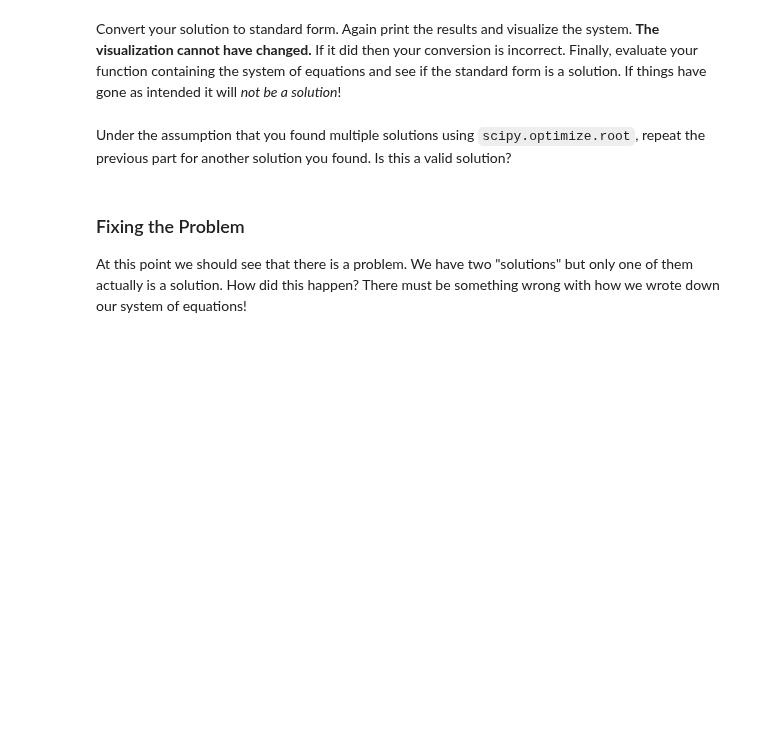
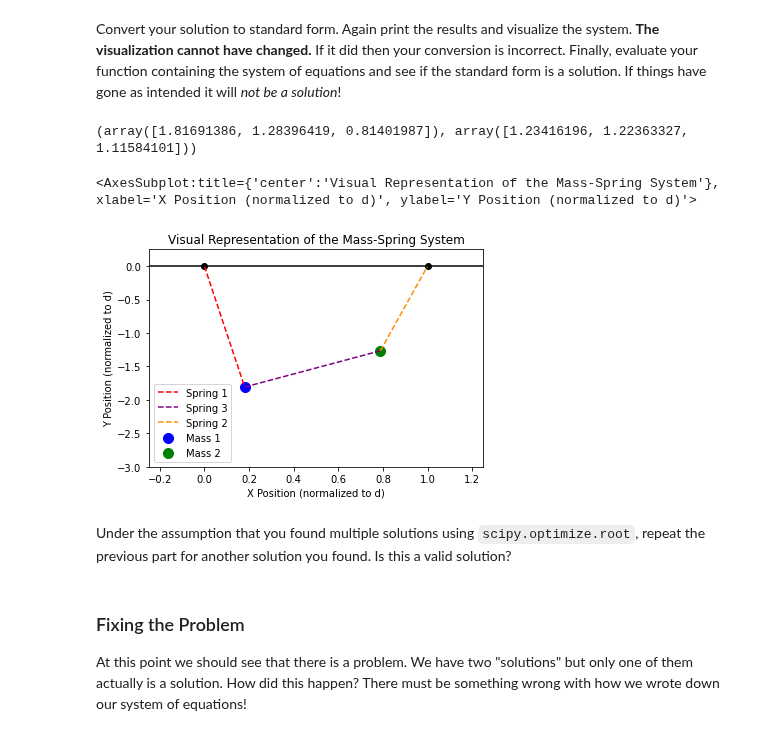
Before and after one commit to Rjames13/p250-spring-2022, a Jupyter notebook: labs/Lab07.ipynb, the cells around one changed output. Drawn from its saved outputs; the diff is of its cells as text; code cells hidden in the pictures; blank space fills up the shorter version.

```diff
--- a/labs/Lab07.ipynb
+++ b/labs/Lab07.ipynb
@@ -169,7 +310,29 @@ raise NotImplementedError()
+# %%
+def to_standard_form(lengths, angles):
+    """Converts negative lengths to positive lengths, convert angles to reasonable values between 0 and 2pi"""
+    # maps negative lengths to positive lengths
+    lengthscor= lengths.copy()
+    anglescor= angles.copy()
+    ind= np.where(lengthscor<0)
+    lengthscor[ind]= np.abs(lengthscor[ind])
+    anglescor[ind]= anglescor[ind] - np.pi
+
+    ## converts angles to the range 0 to 2pi
+    anglescor= np.abs((anglescor%(2*np.pi)+ 2*np.pi)/ (2*np.pi))
+
+
+    return  (lengthscor,anglescor)
 # %% [markdown]
 Convert your solution to standard form.  Again print the results and visualize the system.  **The visualization cannot have changed.**  If it did then your conversion is incorrect.  Finally, evaluate your function containing the system of equations and see if the standard form is a solution.  If things have gone as intended it will *not be a solution*!
+# %%
+print(to_standard_form(sol[0:3], sol[3:]))
+visualize_system(sol[0:3], sol[3:])
+# %% [output]
+(array([1.81691386, 1.28396419, 0.81401987]), array([1.23416196, 1.22363327, 1.11584101]))
+<AxesSubplot:title={'center':'Visual Representation of the Mass-Spring System'}, xlabel='X Position (normalized to d)', ylabel='Y Position (normalized to d)'>
+[figure, added]
+# %% [markdown]
+Under the assumption that you found multiple solutions using `scipy.optimize.root`, repeat the previous part for another solution you found.  Is this a valid solution?
 # %%
 # YOUR CODE HERE
 raise NotImplementedError()
-# %% [markdown]
-Under the assumption that you found multiple solutions using `scipy.optimize.root`, repeat the previous part for another solution you found.  Is this a valid solution?
```
Also changed, not shown: parts of 17 cells of this notebook, 2 other files.
